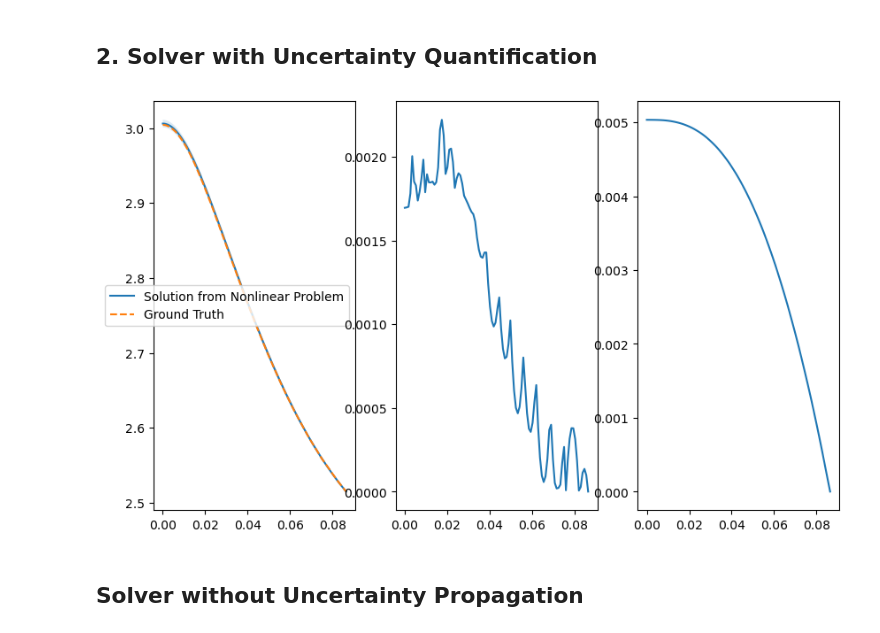
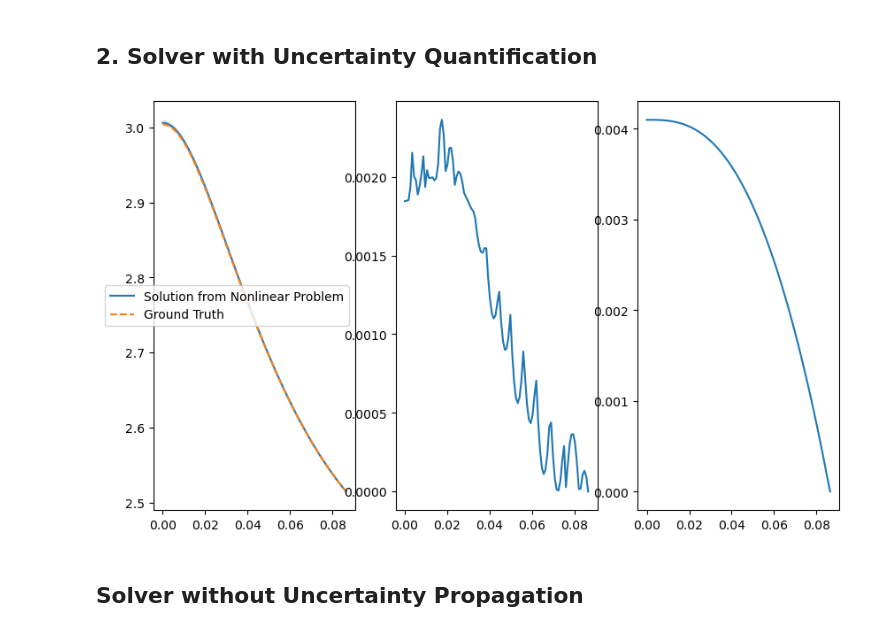
Before and after one commit to Poincare-code/henri, a Jupyter notebook: notebooks/validation-notebooks/Relevant/2_Non_Linear-Psi.ipynb, the cells around one changed output. Drawn from its saved outputs; the diff is of its cells as text; code cells hidden in the pictures.

```diff
--- a/notebooks/validation-notebooks/Relevant/2_Non_Linear-Psi.ipynb
+++ b/notebooks/validation-notebooks/Relevant/2_Non_Linear-Psi.ipynb
@@ -177,7 +177,7 @@ def solve_ode(basis_func_matrix, design_matrix, observations, prior_mean, prior_
 # ==================================================================
 # Initialization and solver definitions
 psi_init                       = perturbed_psi
-iteration_steps                = 100
+iteration_steps                = 150
 N                              = 10                 # Number of basis functions
 s                              = 10**(6)            # Likelihood variance on S1 in the source term
 l                              = 10**(12)           # Prior variance on psi, i.e. the solution
@@ -219,37 +219,37 @@ for i in tqdm(range(iteration_steps)):
     # As S1 vanishes at R_max, a small numerical stabilizer is added to preserve the full-rankness of the resulting precision matrix
     Jf_psi[-1, -1] = 1
 
-    # Gaussian approximation of the likelihood precision (TODO: Update this line)
+    # Gaussian approximation of the likelihood precision
     likelihood_prec = np.linalg.inv(Jf_S @ S @ Jf_S.T + Jf_psi @ psi_var_storage[:,:,i] @ Jf_psi.T)
 
     # Store intermediate results
     psi_mean_storage[:, i+1]         = solution_mean_primal
     psi_var_storage[:,:,i+1]         = solution_variance_primal
     w_mean_storage[:,i+1]            = w
     w_prec_storage[:,:,i+1]          = w_prec
     likelihood_prec_storage[:,:,i+1] = likelihood_prec
     source_term_storage[:,i+1]       = construct_source_term(solution_mean_primal + boundary_value)
 
 
 # ==================================================================
 # Visualization of the solution
 # ==================================================================
 fig, ax = plt.subplots(1,3, figsize=(10,6))
 
 # Ground truth vs. Solution including standard deviation
 solution_std = np.sqrt(np.diag(solution_variance_primal))
 ax[0].plot(R, (solution_mean_primal + boundary_value), label="Solution from Nonlinear Problem")
 ax[0].fill_between(R, solution_mean_primal + boundary_value - solution_std, solution_mean_primal + boundary_value + solution_std, alpha=0.15)
 ax[0].plot(R, psi, ls='--', label="Ground Truth")
 ax[0].legend()
 
 # Absolute error
 ax[1].plot(R, np.abs(solution_mean_primal + boundary_value - psi))
 
 # Standard deviation
 ax[2].plot(R, solution_std);
 # %% [output]
-[figure, old version]
+[figure, new version]
 # %% [markdown]
 ## Solver without Uncertainty Propagation
 # %%
```
Also changed, not shown: 1 other file.
